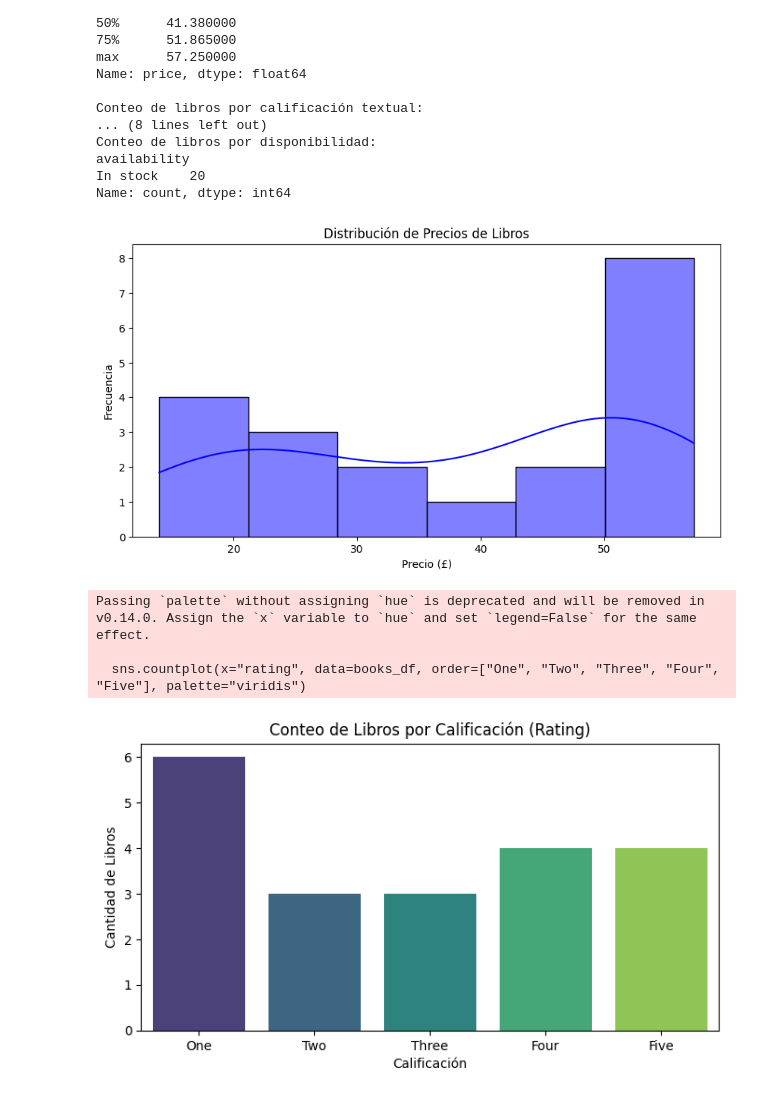
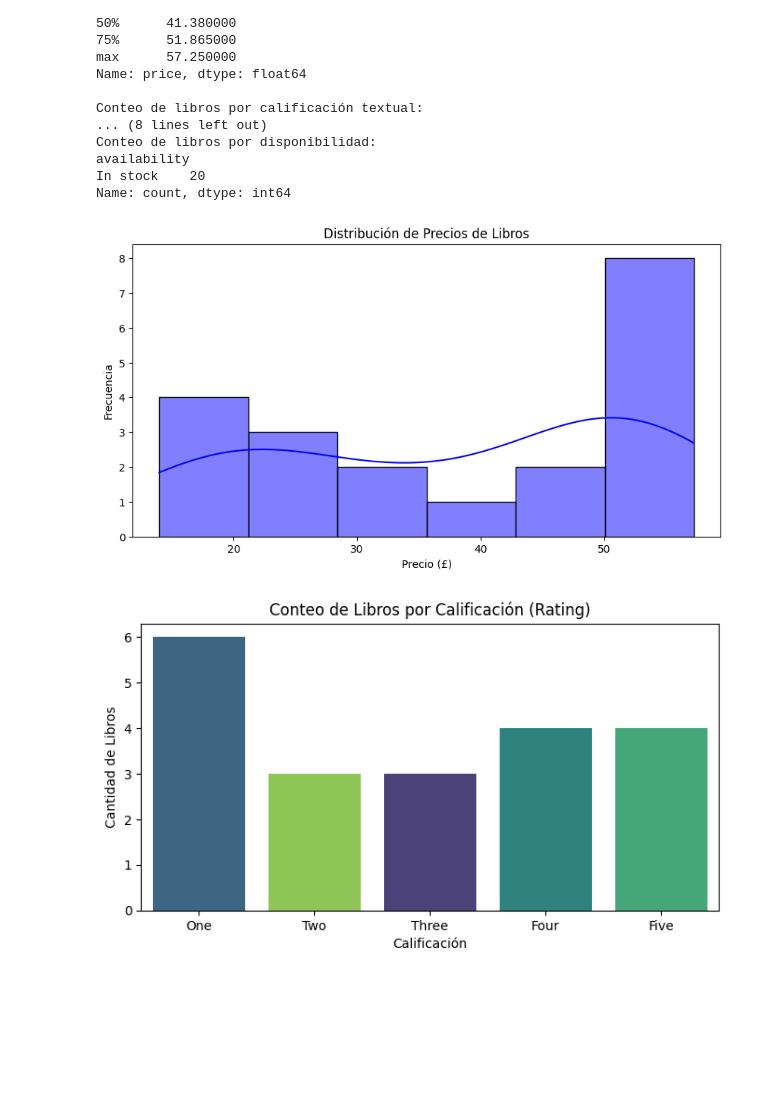
Before and after one commit to GzoC/project_webscraping_01, a Jupyter notebook: notebooks/project_webscraping_01.ipynb, the cells around one changed output. Cells and saved outputs as stored; diff of their text form; code cells hidden in the pictures; blank space fills up the shorter version.

Commit message:
Celda 8 corregida: Visualización de datos

```diff
--- a/notebooks/project_webscraping_01.ipynb
+++ b/notebooks/project_webscraping_01.ipynb
@@ -195,25 +195,31 @@ Name: count, dtype: int64
 # %%
 # Configuramos una figura de tamaño 10x5 para el histograma de precios
 plt.figure(figsize=(10, 5))
 
 # Creamos un histograma de la columna 'price' y agregamos una curva de densidad (KDE)
-sns.histplot(books_df["price"], kde=True, color="blue")
+sns.histplot(books_df["price"], kde=True, color="blue")  # Histograma con KDE
 plt.title("Distribución de Precios de Libros")  # Título del gráfico
 plt.xlabel("Precio (£)")  # Etiqueta del eje X
 plt.ylabel("Frecuencia")  # Etiqueta del eje Y
 plt.show()  # Muestra el gráfico
 
 # Configuramos otra figura para el gráfico de barras de calificaciones
 plt.figure(figsize=(8, 4))
-# Creamos un gráfico de barras que cuenta la cantidad de libros por cada calificación textual
-sns.countplot(x="rating", data=books_df, order=["One", "Two", "Three", "Four", "Five"], palette="viridis")
+
+# Creamos un gráfico de barras para visualizar el conteo de libros por calificación (rating)
+sns.countplot(
+    data=books_df,
+    x="rating",
+    hue="rating",  # Se usa 'hue' en lugar de 'palette' para evitar la advertencia
+    order=["One", "Two", "Three", "Four", "Five"],
+    palette="viridis",
+    legend=False  # Se desactiva la leyenda para evitar redundancia
+)
+
 plt.title("Conteo de Libros por Calificación (Rating)")  # Título del gráfico
 plt.xlabel("Calificación")  # Etiqueta del eje X
 plt.ylabel("Cantidad de Libros")  # Etiqueta del eje Y
 plt.show()  # Muestra el gráfico
 # %% [output]
 [figure]
-Passing `palette` without assigning `hue` is deprecated and will be removed in v0.14.0. Assign the `x` variable to `hue` and set `legend=False` for the same effect.
-
-  sns.countplot(x="rating", data=books_df, order=["One", "Two", "Three", "Four", "Five"], palette="viridis")
-[figure, old version]
+[figure, new version]
```
